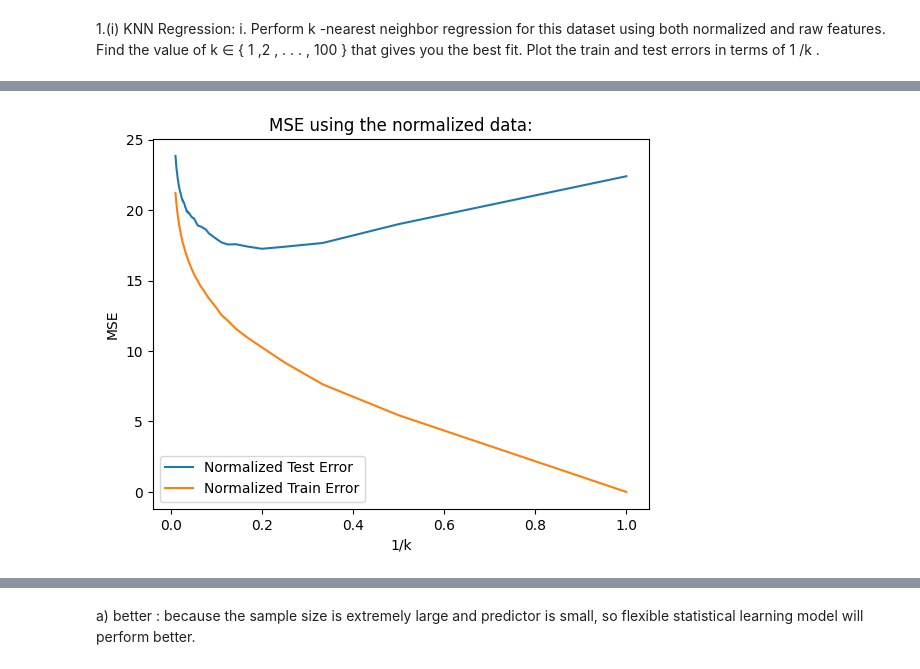
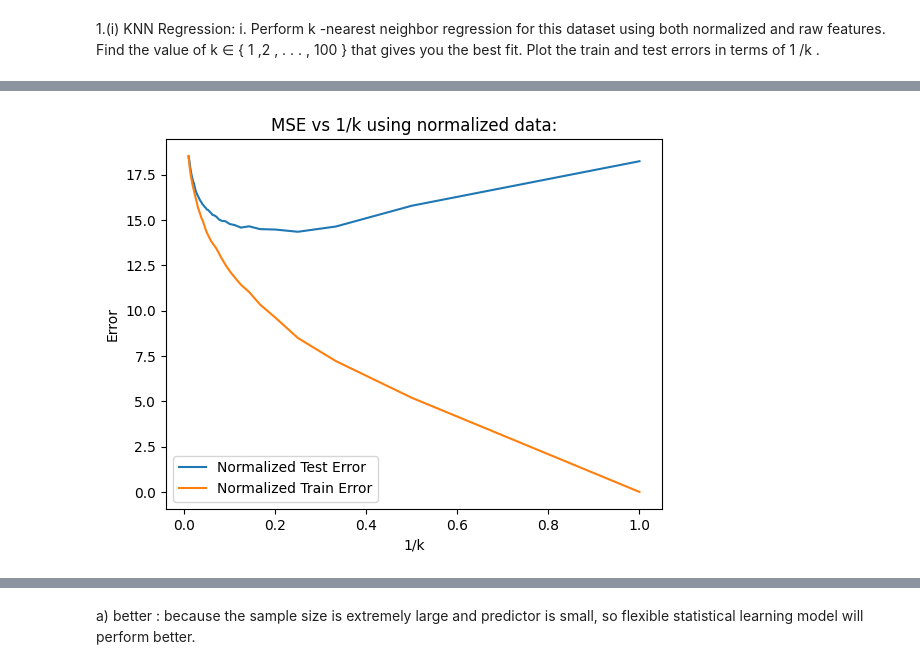
Before and after one commit to humera811/MLDS, a Jupyter notebook: Homework2/notebook/Homework2.ipynb, the cells around one changed output, grey strips where cells are left out. Cells and saved outputs as stored; diff of their text form; code cells hidden in the pictures.

```diff
--- a/Homework2/notebook/Homework2.ipynb
+++ b/Homework2/notebook/Homework2.ipynb
@@ -672,12 +738,13 @@ for k in K:
 # %%
 #graph
-plt.plot(k_inv,test_err, label='Normalized Test Error')
-plt.plot(k_inv,train_err, label='Normalized Train Error')
+
+plt.plot(k_inv,norm_test_err, label='Normalized Test Error')
+plt.plot(k_inv,norm_train_err, label='Normalized Train Error')
 plt.xlabel('1/k')
-plt.ylabel('MSE')
-plt.title('MSE using the normalized data:')
+plt.ylabel('Error')
+plt.title('MSE vs 1/k using normalized data:')
 plt.legend()
 plt.show()
 # %% [output]
-[figure, old version]
+[figure, new version]
 # %%
```
Also changed, not shown: parts of 19 cells of this notebook.
